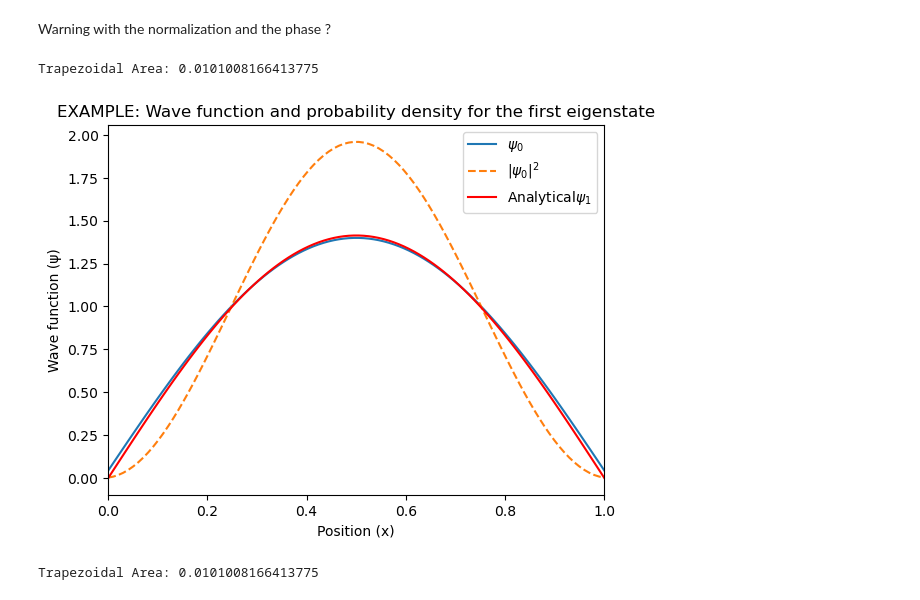
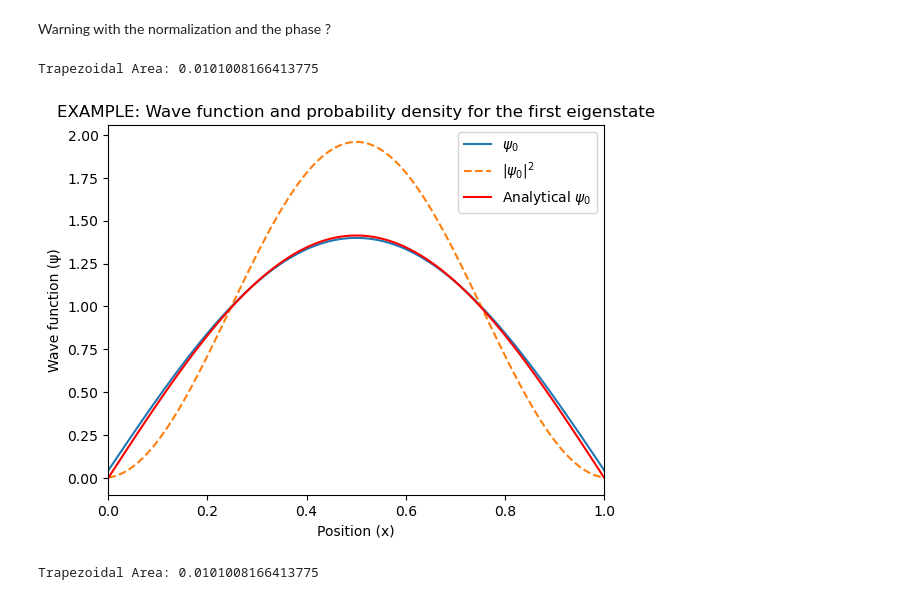
Before and after one commit to Alejandro-UDEA/Fisica_Computacional_Estudiante, a Jupyter notebook: Sesiones/PDE/2.3_FDM_schrodinger.ipynb, the cells around one changed output. Saved outputs shown, nothing was run; the diff lists cells and outputs as text; code cells hidden in the pictures.

```diff
--- a/Sesiones/PDE/2.3_FDM_schrodinger.ipynb
+++ b/Sesiones/PDE/2.3_FDM_schrodinger.ipynb
@@ -516,19 +498,19 @@ Warning with the normalization and the phase ?
 # %%
 area_trap = np.trapezoid(psi.T[0]**2, x=x) # QM normalization condition
 print(f"Trapezoidal Area: {area_trap}")
 
 plt.plot(x, psi.T[0]/np.sqrt(area_trap), label=r'$\psi_0$')
 plt.plot(x, (psi.T[0]/np.sqrt(area_trap))**2,linestyle='--', label=r'$|\psi_0|^2$')
-plt.plot(x, psi1(1, L, x),'r-', label=r'Analytical$\psi_1$')
+plt.plot(x, psi1(1, L, x),'r-', label=r'Analytical $\psi_0$')
 plt.xlabel('Position (x)')
 plt.ylabel('Wave function (ψ)')
 plt.title('EXAMPLE: Wave function and probability density for the first eigenstate')
 plt.legend()
 plt.xlim(0, L)
 plt.show()
 # %% [output]
 Trapezoidal Area: 0.0101008166413775
-[figure, old version]
+[figure, new version]
 # %%
 # QM normalization condition
 area_trap = np.trapezoid(psi.T[0]**2, x=x)
```
Also changed, not shown: parts of 5 cells of this notebook.
